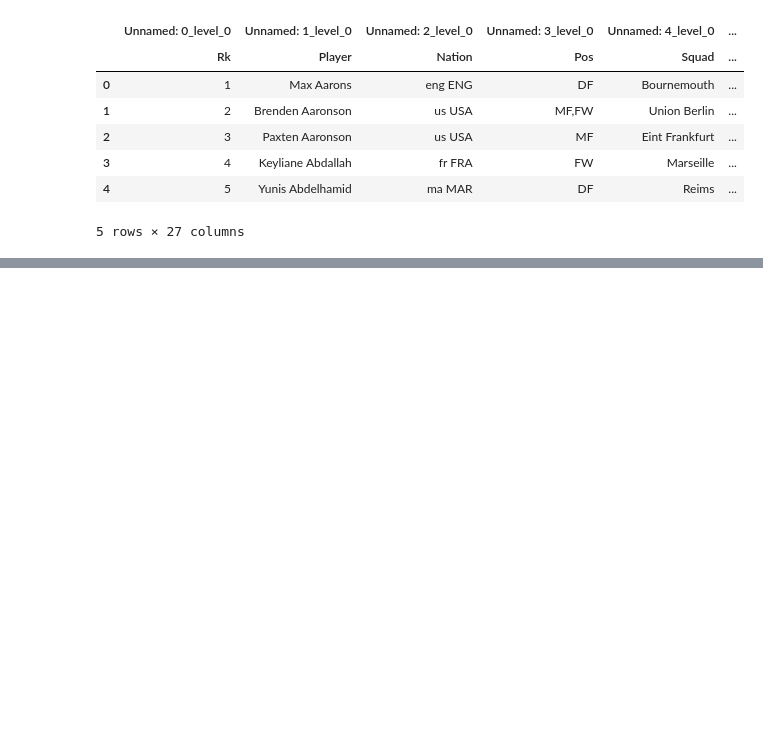
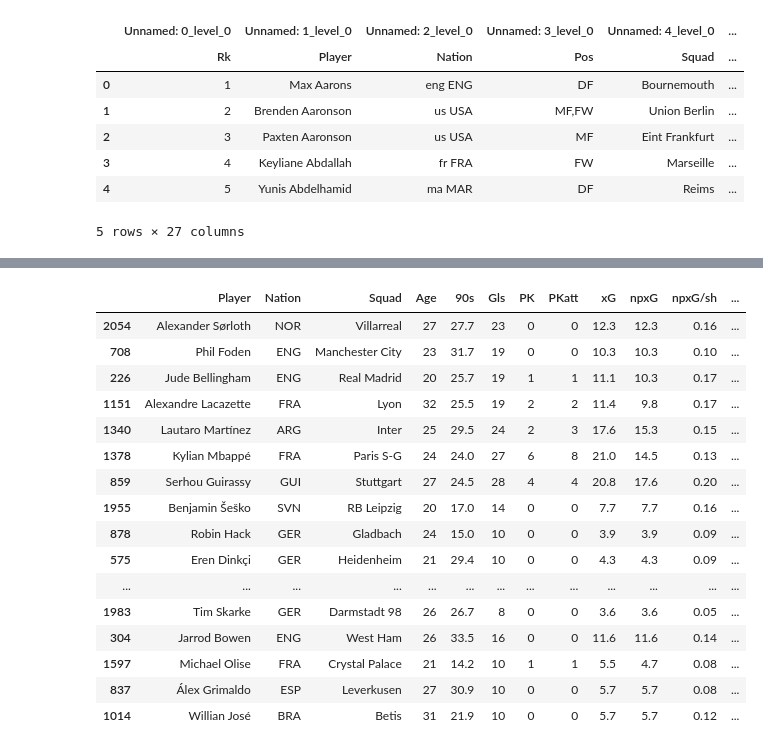
Before and after one commit to gregdorshimer/fbref-scoring, a Jupyter notebook: scoring.ipynb, the cells around one changed output, grey strips where cells are left out. Saved outputs shown, nothing was run; the diff lists cells and outputs as text; code cells hidden in the pictures; blank space fills up the shorter version.

```diff
--- a/scoring.ipynb
+++ b/scoring.ipynb
@@ -23,0 +97,11 @@ df_url[0].head()
+# %%
+# Rename columns
+new_columns = []
+for col in df.columns:
+    new_col = col.split()[-1]
+    new_columns.append(new_col)
+df.columns = new_columns
+
+df = df.rename(columns={'npxG/Sh': 'npxG/sh', 'np:G-xG': 'npG-npxG'})
+
+df.head(10)
@@ -23,0 +120,4 @@ df_url[0].head()
+# %%
+# Trim the 'Nation' column
+df['Nation'] = df['Nation'].str.split().str.get(1)
+df.head(10)
@@ -23,0 +136,10 @@ df_url[0].head()
+# %%
+# Drop nulls
+# this is safe in this case because prominent players will be sure to have all data fields filled
+# (only prominent players are of concern for this analysis)
+nulls_before = df.isna().sum()
+df = df.dropna()
+nulls_after = df.isna().sum()
+print(nulls_before, nulls_after)
+df = df.reset_index(drop=True)
+df.head(10)
@@ -23,0 +175,6 @@ df_url[0].head()
+# %%
+# Update data types
+df = df.astype({'Age': int, '90s': float, 'Gls': int, 'PK': int, 'PKatt': int, 'xG':float, 'npxG': float,
+                'npxG/Sh': float, 'G-xG': float, 'np:G-xG': float})
+
+df.info()
@@ -23,0 +202,23 @@ df_url[0].head()
+# %%
+# More exploring the data
+df.head(10)
+df.describe()
+df.sort_values(by='npG-npxG', ascending=False).head(25)
+# %% [output]
+|  | Player | Nation | Squad | Age | 90s | Gls | PK | PKatt | xG | npxG | npxG/sh | ... |
+| 2054 | Alexander Sørloth | NOR | Villarreal | 27 | 27.7 | 23 | 0 | 0 | 12.3 | 12.3 | 0.16 | ... |
+| 708 | Phil Foden | ENG | Manchester City | 23 | 31.7 | 19 | 0 | 0 | 10.3 | 10.3 | 0.10 | ... |
+| 226 | Jude Bellingham | ENG | Real Madrid | 20 | 25.7 | 19 | 1 | 1 | 11.1 | 10.3 | 0.17 | ... |
+| 1151 | Alexandre Lacazette | FRA | Lyon | 32 | 25.5 | 19 | 2 | 2 | 11.4 | 9.8 | 0.17 | ... |
+| 1340 | Lautaro Martínez | ARG | Inter | 25 | 29.5 | 24 | 2 | 3 | 17.6 | 15.3 | 0.15 | ... |
+| 1378 | Kylian Mbappé | FRA | Paris S-G | 24 | 24.0 | 27 | 6 | 8 | 21.0 | 14.5 | 0.13 | ... |
+| 859 | Serhou Guirassy | GUI | Stuttgart | 27 | 24.5 | 28 | 4 | 4 | 20.8 | 17.6 | 0.20 | ... |
+| 1955 | Benjamin Šeško | SVN | RB Leipzig | 20 | 17.0 | 14 | 0 | 0 | 7.7 | 7.7 | 0.16 | ... |
+| 878 | Robin Hack | GER | Gladbach | 24 | 15.0 | 10 | 0 | 0 | 3.9 | 3.9 | 0.09 | ... |
+| 575 | Eren Dinkçi | GER | Heidenheim | 21 | 29.4 | 10 | 0 | 0 | 4.3 | 4.3 | 0.09 | ... |
+| ... | ... | ... | ... | ... | ... | ... | ... | ... | ... | ... | ... | ... |
+| 1983 | Tim Skarke | GER | Darmstadt 98 | 26 | 26.7 | 8 | 0 | 0 | 3.6 | 3.6 | 0.05 | ... |
+| 304 | Jarrod Bowen | ENG | West Ham | 26 | 33.5 | 16 | 0 | 0 | 11.6 | 11.6 | 0.14 | ... |
+| 1597 | Michael Olise | FRA | Crystal Palace | 21 | 14.2 | 10 | 1 | 1 | 5.5 | 4.7 | 0.08 | ... |
+| 837 | Álex Grimaldo | ESP | Leverkusen | 27 | 30.9 | 10 | 0 | 0 | 5.7 | 5.7 | 0.08 | ... |
+| 1014 | Willian José | BRA | Betis | 31 | 21.9 | 10 | 0 | 0 | 5.7 | 5.7 | 0.12 | ... |
```
Also changed, not shown: parts of 9 cells of this notebook.
